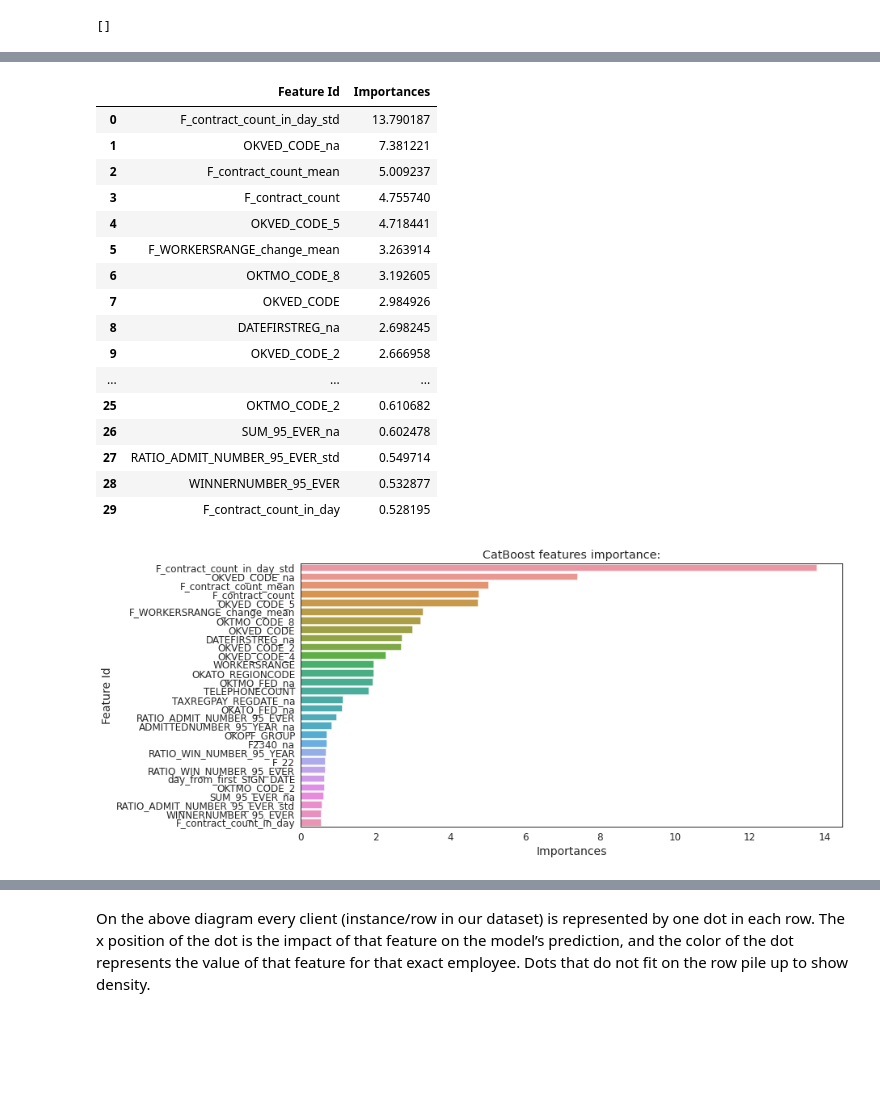
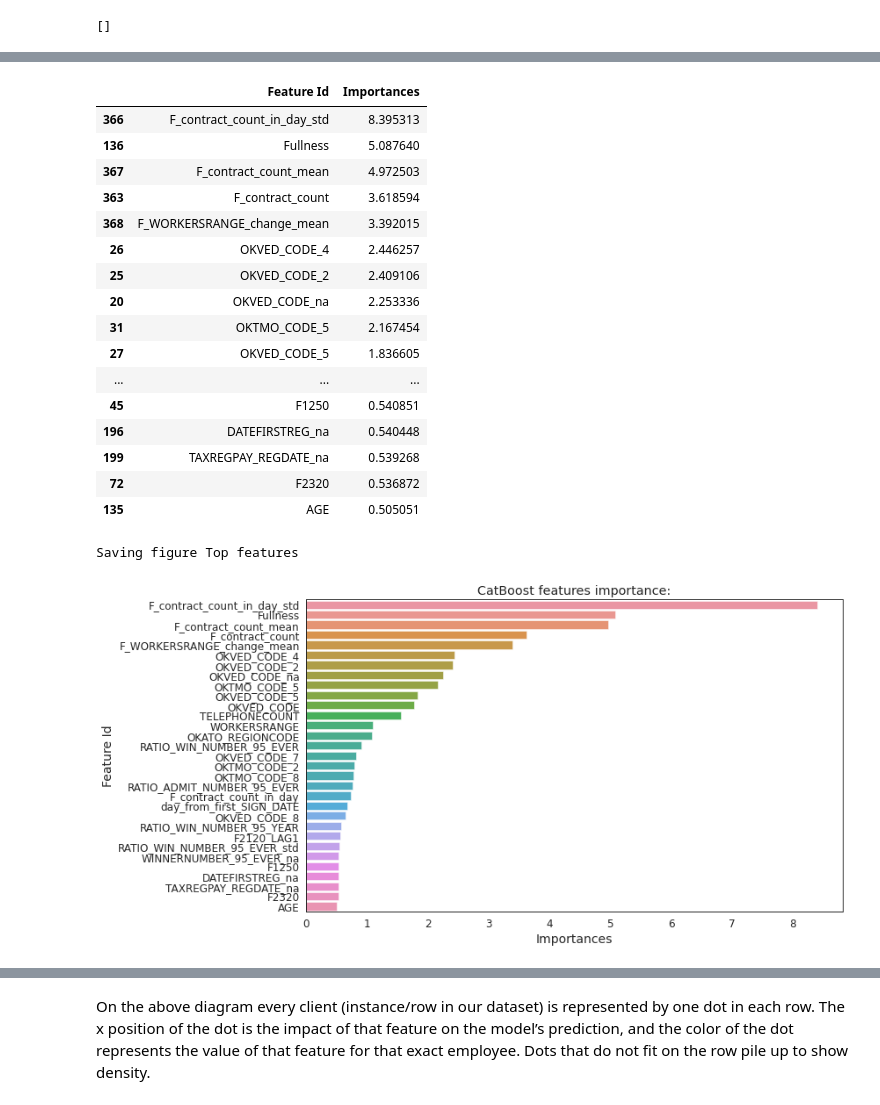
Before and after one commit to Osmanov-Bairam/MKB_BANK, a Jupyter notebook: Model_MKB.ipynb, the cells around one changed output, grey strips where cells are left out. Cells and saved outputs as stored; diff of their text form; code cells hidden in the pictures; blank space fills up the shorter version.

```diff
--- a/Model_MKB.ipynb
+++ b/Model_MKB.ipynb
@@ -1184,30 +1851,45 @@ feature_importance_df = cbc_2.get_feature_importance(prettified=True)
+# %%
+avg_table = pd.DataFrame(X_train_cat.columns, columns=["Feature Id"])
+# %%
+# get avarage importance rate from all models
+count = 0
+for model in models:
+  count += 1
+  avg_table = avg_table.merge(model.get_feature_importance(prettified=True).rename(columns= {"Importances" : str(count)}), on = ["Feature Id"], how = "outer")
+
+avg_table["Importances"] = (avg_table["1"] + avg_table["2"] + avg_table["3"])/len(models)
+# %%
+feature_importance_df = avg_table[["Feature Id","Importances"]]
 # %%
-feature_importance_df = feature_importance_df.loc[feature_importance_df["Importances"] > 0.5]
+# get top features with importance more than 0.5
+feature_importance_df = feature_importance_df.loc[feature_importance_df["Importances"] > 0.5].sort_values(by = ["Importances"], ascending = False)
 feature_importance_df
 # %% [output]
 |  | Feature Id | Importances |
-| 0 | F_contract_count_in_day_std | 13.790187 |
-| 1 | OKVED_CODE_na | 7.381221 |
-| 2 | F_contract_count_mean | 5.009237 |
-| 3 | F_contract_count | 4.755740 |
-| 4 | OKVED_CODE_5 | 4.718441 |
-| 5 | F_WORKERSRANGE_change_mean | 3.263914 |
-| 6 | OKTMO_CODE_8 | 3.192605 |
-| 7 | OKVED_CODE | 2.984926 |
-| 8 | DATEFIRSTREG_na | 2.698245 |
-| 9 | OKVED_CODE_2 | 2.666958 |
+| 366 | F_contract_count_in_day_std | 8.395313 |
+| 136 | Fullness | 5.087640 |
+| 367 | F_contract_count_mean | 4.972503 |
+| 363 | F_contract_count | 3.618594 |
+| 368 | F_WORKERSRANGE_change_mean | 3.392015 |
+| 26 | OKVED_CODE_4 | 2.446257 |
+| 25 | OKVED_CODE_2 | 2.409106 |
+| 20 | OKVED_CODE_na | 2.253336 |
+| 31 | OKTMO_CODE_5 | 2.167454 |
+| 27 | OKVED_CODE_5 | 1.836605 |
 | ... | ... | ... |
-| 25 | OKTMO_CODE_2 | 0.610682 |
-| 26 | SUM_95_EVER_na | 0.602478 |
-| 27 | RATIO_ADMIT_NUMBER_95_EVER_std | 0.549714 |
-| 28 | WINNERNUMBER_95_EVER | 0.532877 |
-| 29 | F_contract_count_in_day | 0.528195 |
+| 45 | F1250 | 0.540851 |
+| 196 | DATEFIRSTREG_na | 0.540448 |
+| 199 | TAXREGPAY_REGDATE_na | 0.539268 |
+| 72 | F2320 | 0.536872 |
+| 135 | AGE | 0.505051 |
 # %%
 plt.figure(figsize=(12, 6));
 sns.barplot(x="Importances", y="Feature Id", data=feature_importance_df);
 plt.title('CatBoost features importance:');
+save_fig("Top features")
 # %% [output]
+Saving figure Top features
-[figure, old version]
+[figure, new version]
 # %%
 train_data_cat = Pool(data=X_train_cat,
                   label=y_train_cat,
```
Also changed, not shown: parts of 174 cells of this notebook.
